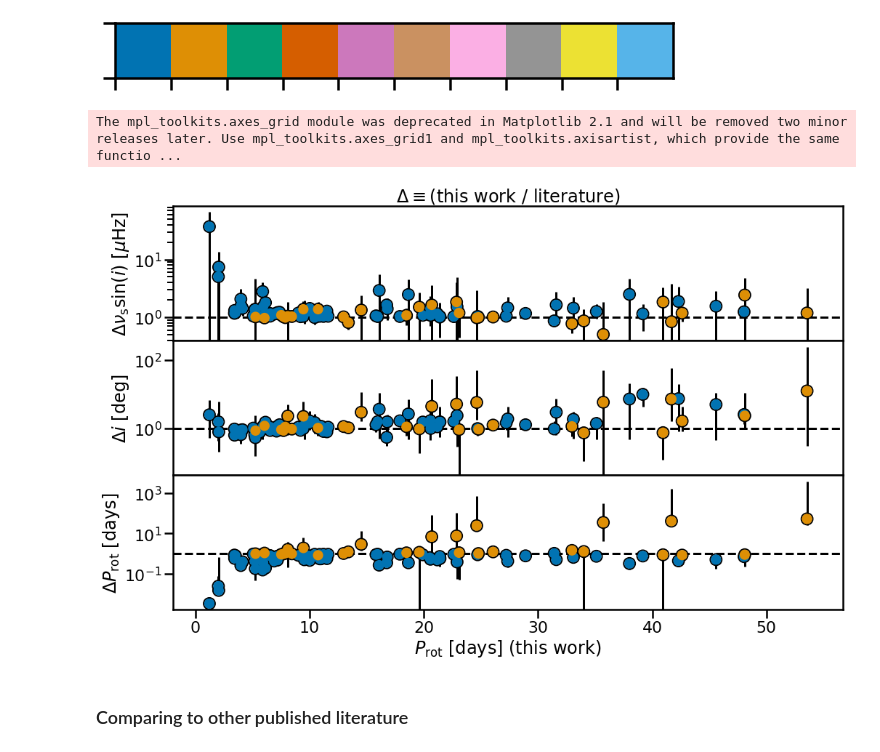
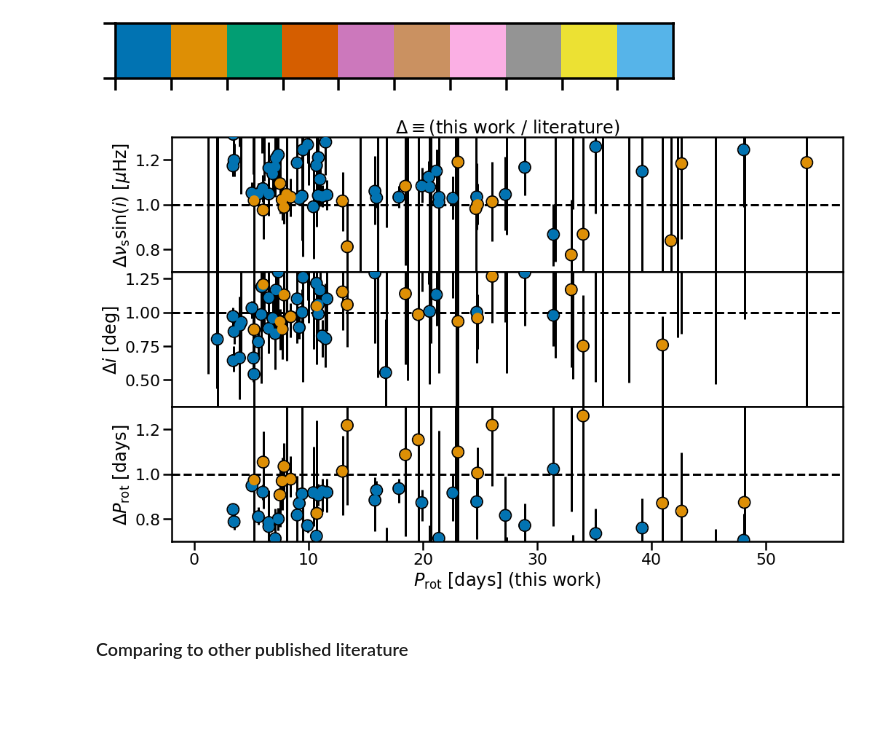
Before and after one commit to ojhall94/malatium, a Jupyter notebook: paper/literature_comparisons_alt.ipynb, the cells around one changed output. Cells and saved outputs as stored; diff of their text form; code cells hidden in the pictures; blank space fills up the shorter version.

```diff
--- a/paper/literature_comparisons_alt.ipynb
+++ b/paper/literature_comparisons_alt.ipynb
@@ -79,7 +79,8 @@ ax0.axhline(1., ls='--', zorder=1, c='k')
 ax0.errorbar(ati['P'], ati['nus*']/col['nus*'], yerr=[lower, upper],
              fmt='|', zorder=2, c='k')
 ax0.set_ylabel(r'$\Delta\nu_{\rm s}\sin(i)$ [$\mu$Hz]')
-ax0.set_yscale('log')
+# ax0.set_yscale('log')
+ax0.set_ylim(0.7, 1.3)
 ax0.set_title(r'$\Delta \equiv$(this work / literature)')
 
 ak = np.rad2deg(ati['i'][ati.source == 'K'])
@@ -97,7 +98,9 @@ ax1.axhline(1., ls='--', zorder=1, c='k')
 ax1.errorbar(ati['P'], np.rad2deg(ati['i'])/col['i'], yerr=[lower, upper],
              fmt='|', zorder=2, c='k')
 ax1.set_ylabel(r'$\Delta i$ [deg]')
-ax1.set_yscale('log')
+# ax1.set_yscale('log')
+ax1.set_ylim(0.3, 1.3)
+
 
 ak = ati['P'][ati.source == 'K']
 ck = col['P'][ati.source == 'K']
@@ -116,7 +119,9 @@ ax2.errorbar(ati['P'], ati['P']/col['P'], yerr=[lower, upper],
 ax2.set_ylabel(r'$\Delta P_{\rm rot}$ [days]')
 ax2.set_xlabel(r'$P_{\rm rot}$ [days] (this work)')
 
-ax2.set_yscale('log')
+# ax2.set_yscale('log')
+ax2.set_ylim(0.7, 1.3)
+
 
 plt.subplots_adjust(hspace=0)
 
@@ -146,35 +151,34 @@ col['DP'] = ati['P'] / col['P']
 #                 palette=cmap, split=True, ax = iax1, legend=False)
 # iax1.spines['right'].set_visible(False)
 # iax1.spines['left'].set_visible(False)
 # iax1.get_xaxis().set_visible(False)
 # iax1.get_yaxis().set_visible(False)
 # iax1.axhline(0, ls='--', c='k', zorder=0)
 # iax1.legend_.remove()
 # ax1.set_ylim(-70, 120)
 # iax1.set_ylim(-70, 120)
 
 # # Violin 2
 # iax2 = inset_axes(ax2, height ="100%", width="15%", loc=7)
 # sns.violinplot(x='x', y='DP', hue='label', data=col,
 #                 inner='quartile',
 #                 palette=cmap, split=True, ax = iax2, legend=False)
 # iax2.spines['right'].set_visible(False)
 # iax2.spines['left'].set_visible(False)
 # iax2.get_xaxis().set_visible(False)
 # iax2.get_yaxis().set_visible(False)
 # iax2.axhline(0, ls='--', c='k', zorder=0)
 # iax2.legend_.remove()
 # ax2.set_xlim(0, 65)
 # ax2.set_ylim(-100, 100)
 # iax2.set_ylim(-100, 100)
 # ax0.legend(ncol=2, loc='upper center')# bbox_to_anchor=[0.63,1.25,0.0,0.0])
 
 # ax2.set_xticks(np.arange(0, 60, 5))
 
 # plt.savefig('/home/oliver/Dropbox/Apps/Overleaf/Malatium/Images/litcomp_alt.pdf', bbox_inches='tight', rasterized=True)
 # %% [output]
-The mpl_toolkits.axes_grid module was deprecated in Matplotlib 2.1 and will be removed two minor releases later. Use mpl_toolkits.axes_grid1 and mpl_toolkits.axisartist, which provide the same functio ...
-[figure, old version]
+[figure, new version]
 # %% [markdown]
 ### Comparing to other published literature
 # %%
```
Also changed, not shown: 1 other file.
